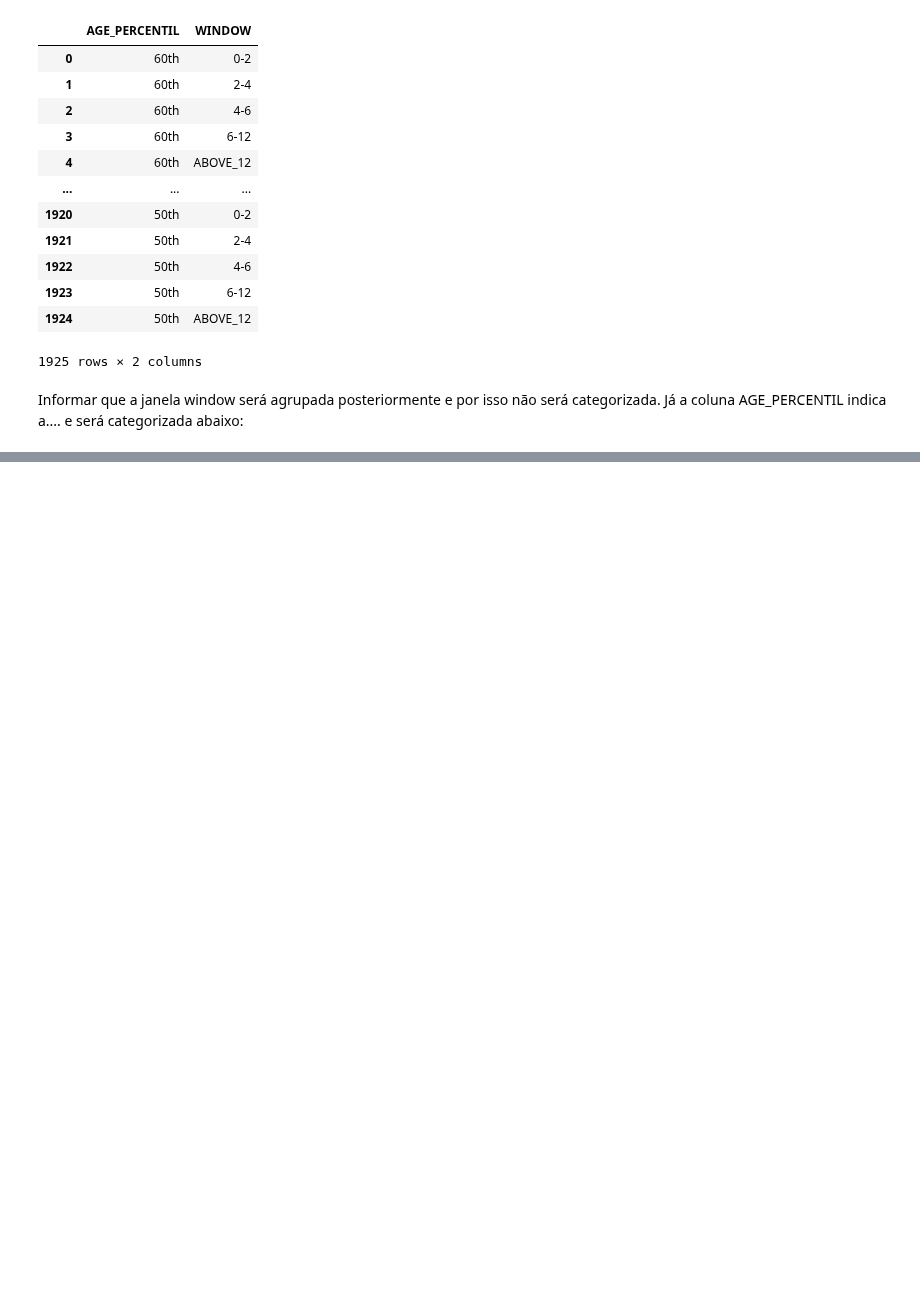
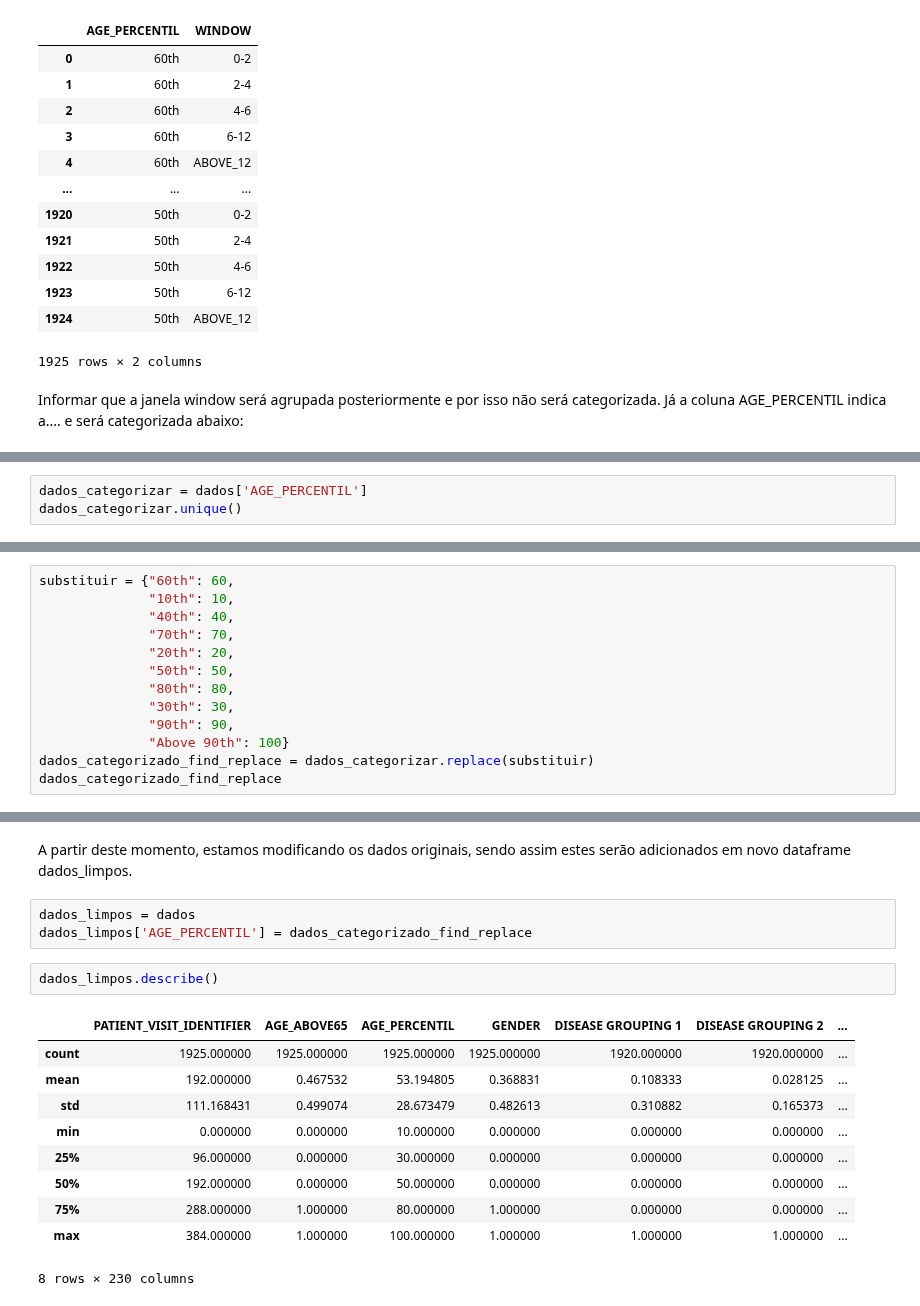
Before and after one commit to VitorFRodrigues/Data-Science-Bootcamp, a Jupyter notebook: Proj05_final/Notebook/Bootcamp_Proj_05.ipynb, the cells around one changed output, grey strips where cells are left out. Drawn from its saved outputs; the diff is of its cells as text; blank space fills up the shorter version.

```diff
--- a/Proj05_final/Notebook/Bootcamp_Proj_05.ipynb
+++ b/Proj05_final/Notebook/Bootcamp_Proj_05.ipynb
@@ -124,0 +125,3 @@ Será usada a primeira. Para ver como funciona as demais metodologias de categor
+# %%
+dados_categorizar = dados['AGE_PERCENTIL']
+dados_categorizar.unique()
@@ -124,0 +145,13 @@ Será usada a primeira. Para ver como funciona as demais metodologias de categor
+# %%
+substituir = {"60th": 60,
+              "10th": 10,
+              "40th": 40,
+              "70th": 70,
+              "20th": 20,
+              "50th": 50,
+              "80th": 80,
+              "30th": 30,
+              "90th": 90,
+              "Above 90th": 100}
+dados_categorizado_find_replace = dados_categorizar.replace(substituir)
+dados_categorizado_find_replace
@@ -124,0 +171,18 @@ Será usada a primeira. Para ver como funciona as demais metodologias de categor
+# %% [markdown]
+A partir deste momento, estamos modificando os dados originais, sendo assim estes serão adicionados em novo dataframe dados_limpos.
+# %%
+dados_limpos = dados
+dados_limpos['AGE_PERCENTIL'] = dados_categorizado_find_replace
+# %%
+dados_limpos.describe()
+# %% [output]
+|  | PATIENT_VISIT_IDENTIFIER | AGE_ABOVE65 | AGE_PERCENTIL | GENDER | DISEASE GROUPING 1 | DISEASE GROUPING 2 | ... |
+| count | 1925.000000 | 1925.000000 | 1925.000000 | 1925.000000 | 1920.000000 | 1920.000000 | ... |
+| mean | 192.000000 | 0.467532 | 53.194805 | 0.368831 | 0.108333 | 0.028125 | ... |
+| std | 111.168431 | 0.499074 | 28.673479 | 0.482613 | 0.310882 | 0.165373 | ... |
+| min | 0.000000 | 0.000000 | 10.000000 | 0.000000 | 0.000000 | 0.000000 | ... |
+| 25% | 96.000000 | 0.000000 | 30.000000 | 0.000000 | 0.000000 | 0.000000 | ... |
+| 50% | 192.000000 | 0.000000 | 50.000000 | 0.000000 | 0.000000 | 0.000000 | ... |
+| 75% | 288.000000 | 1.000000 | 80.000000 | 1.000000 | 0.000000 | 0.000000 | ... |
+| max | 384.000000 | 1.000000 | 100.000000 | 1.000000 | 1.000000 | 1.000000 | ... |
+8 rows × 230 columns
```
Also changed, not shown: parts of 14 cells of this notebook.
